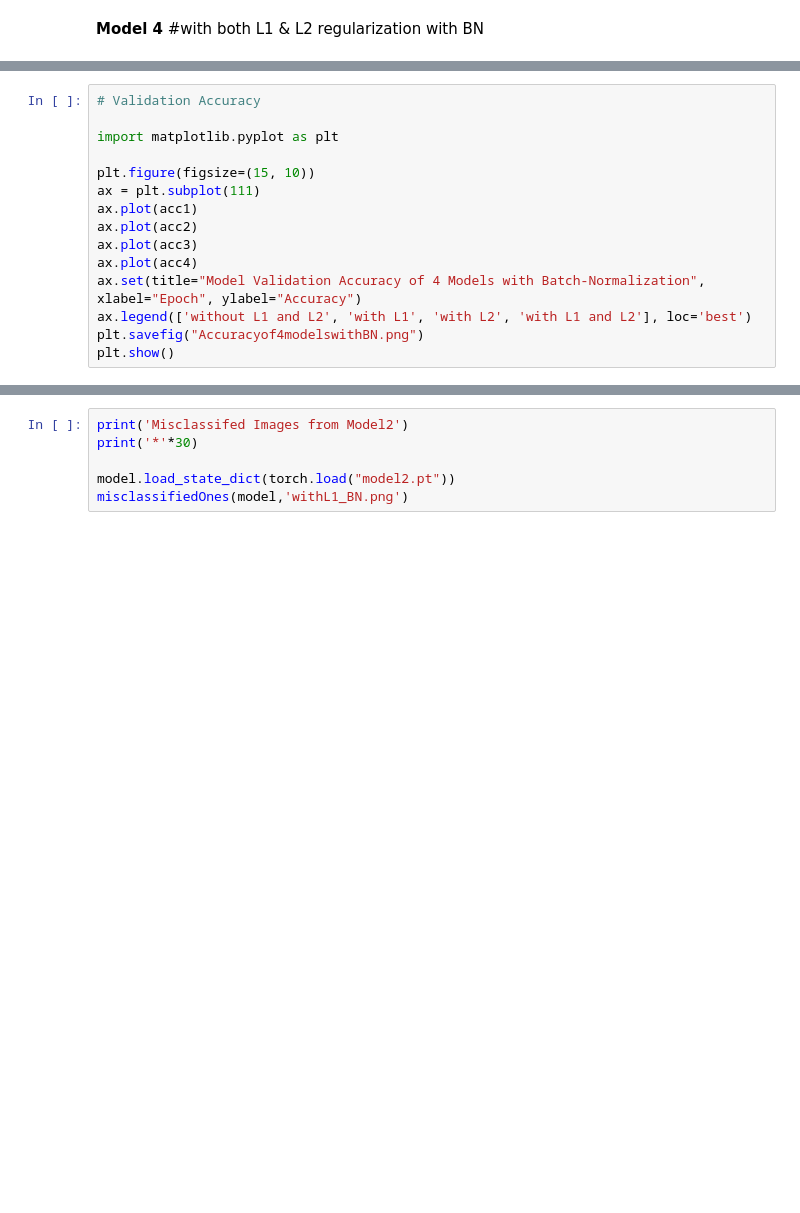
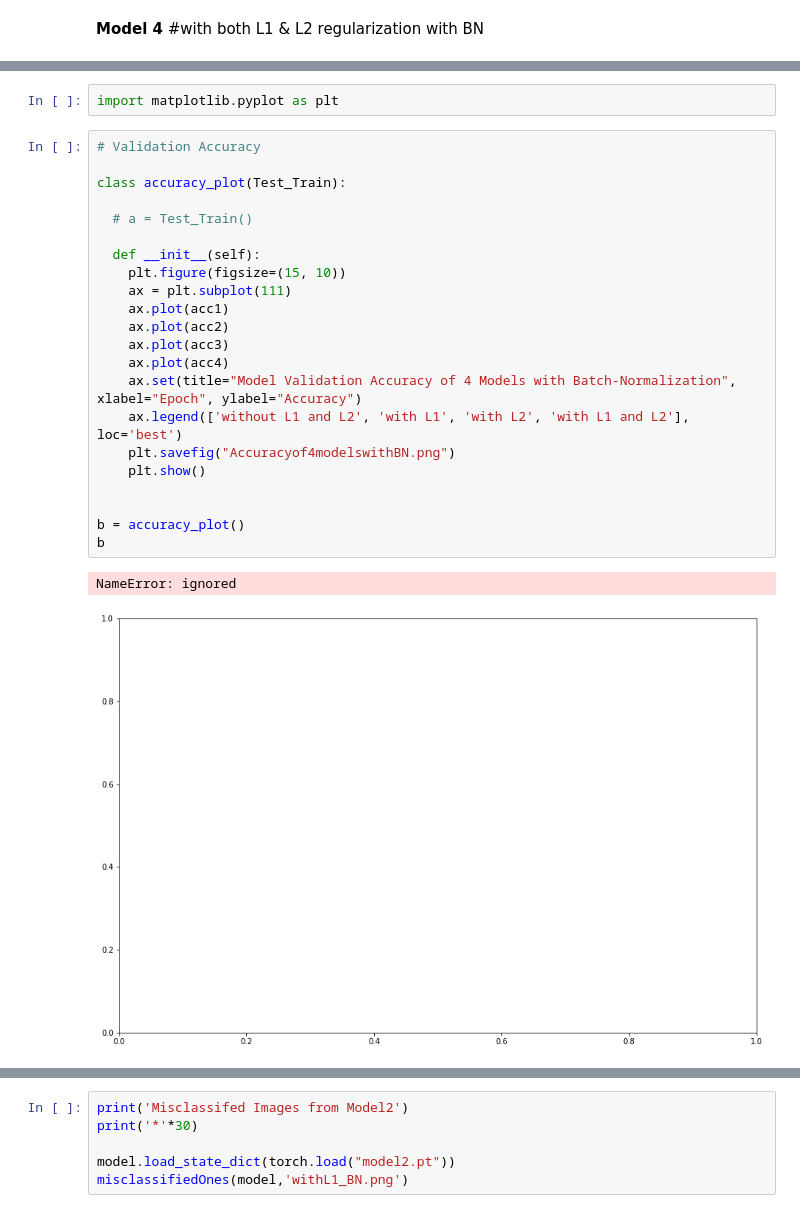
Before and after one commit to rohansh-tty/EVA4, a Jupyter notebook: S6_Assignment_Solution.ipynb, the cells around one changed output, grey strips where cells are left out. Saved outputs shown, nothing was run; the diff lists cells and outputs as text; blank space fills up the shorter version.

```diff
--- a/S6_Assignment_Solution.ipynb
+++ b/S6_Assignment_Solution.ipynb
@@ -566,17 +601,29 @@ EPOCH: 2
+# %%
+import matplotlib.pyplot as plt
 # %%
 # Validation Accuracy
 
-import matplotlib.pyplot as plt
+class accuracy_plot(Test_Train):
 
-plt.figure(figsize=(15, 10))
-ax = plt.subplot(111)
-ax.plot(acc1)
-ax.plot(acc2)
-ax.plot(acc3)
-ax.plot(acc4)
-ax.set(title="Model Validation Accuracy of 4 Models with Batch-Normalization", xlabel="Epoch", ylabel="Accuracy")
-ax.legend(['without L1 and L2', 'with L1', 'with L2', 'with L1 and L2'], loc='best')
-plt.savefig("Accuracyof4modelswithBN.png")
-plt.show()
+  # a = Test_Train()
+
+  def __init__(self):
+    plt.figure(figsize=(15, 10))
+    ax = plt.subplot(111)
+    ax.plot(acc1)
+    ax.plot(acc2)
+    ax.plot(acc3)
+    ax.plot(acc4)
+    ax.set(title="Model Validation Accuracy of 4 Models with Batch-Normalization", xlabel="Epoch", ylabel="Accuracy")
+    ax.legend(['without L1 and L2', 'with L1', 'with L2', 'with L1 and L2'], loc='best')
+    plt.savefig("Accuracyof4modelswithBN.png")
+    plt.show()
+
+
+b = accuracy_plot()
+b
+# %% [output]
+NameError: ignored
+[figure, added]
 # %%
 # Validation Loss
```
Also changed, not shown: parts of 23 cells of this notebook.
